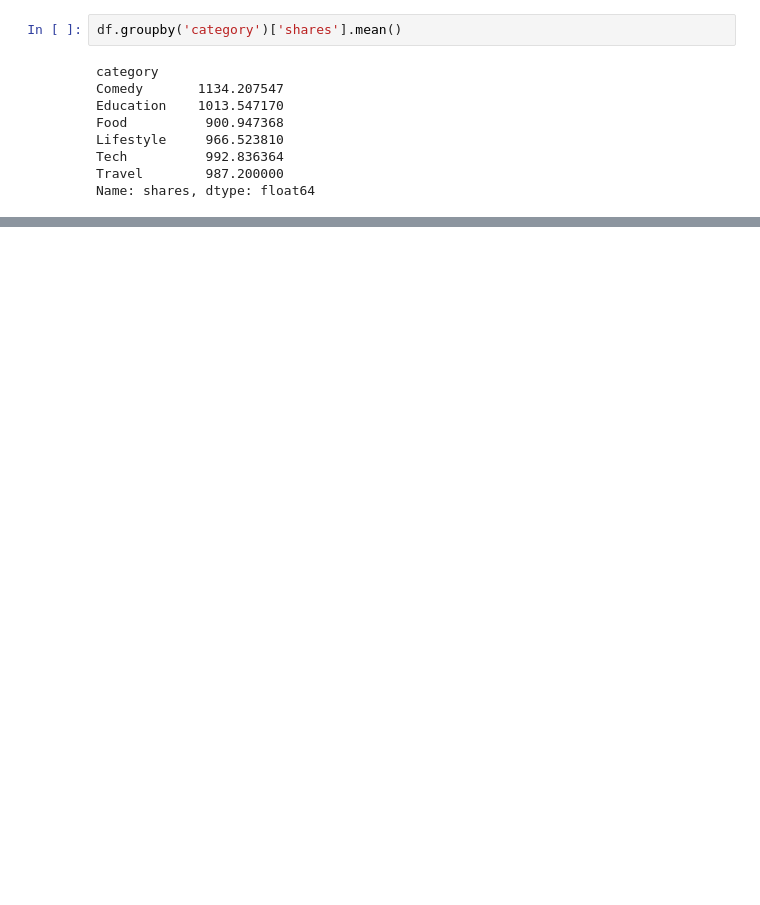
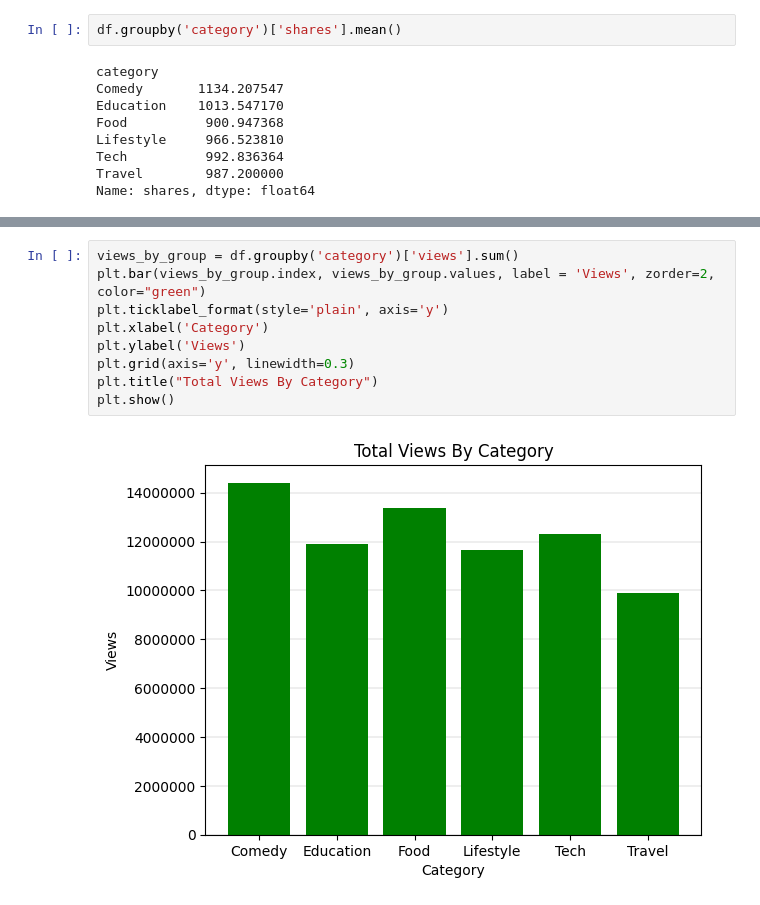
Before and after one commit to vilas-kr/daily-tasks, a Jupyter notebook: 13-01-2026/youtube_analysis.ipynb, the cells around one changed output, grey strips where cells are left out. Drawn from its saved outputs; the diff is of its cells as text; blank space fills up the shorter version.

```diff
--- a/13-01-2026/youtube_analysis.ipynb
+++ b/13-01-2026/youtube_analysis.ipynb
@@ -109,0 +117,11 @@ df.groupby('category')['']
+# %%
+views_by_group = df.groupby('category')['views'].sum()
+plt.bar(views_by_group.index, views_by_group.values, label = 'Views', zorder=2, color="green")
+plt.ticklabel_format(style='plain', axis='y')
+plt.xlabel('Category')
+plt.ylabel('Views')
+plt.grid(axis='y', linewidth=0.3)
+plt.title("Total Views By Category")
+plt.show()
+# %% [output]
+[figure, added]
```
Also changed, not shown: parts of 10 cells of this notebook.
